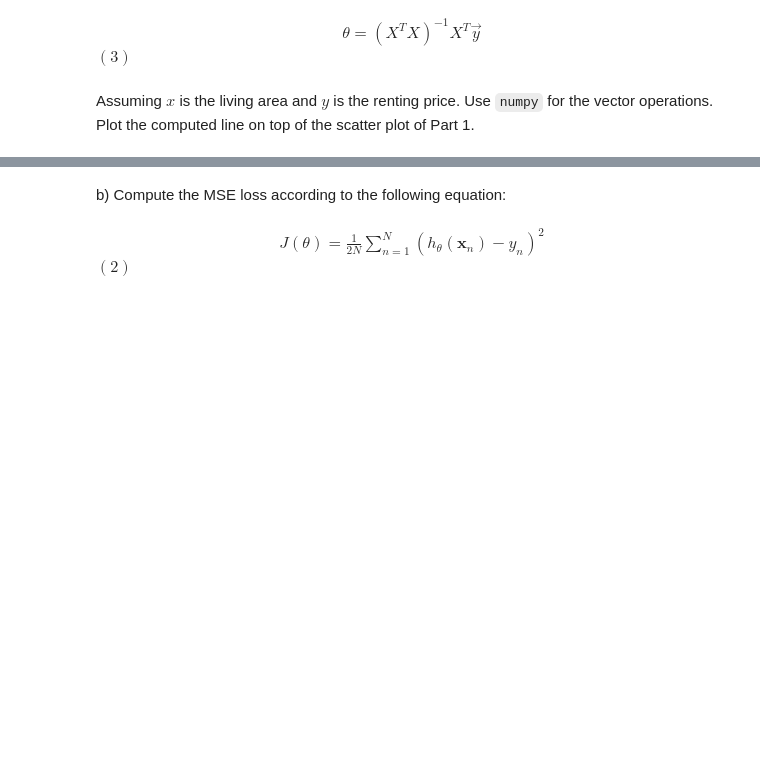
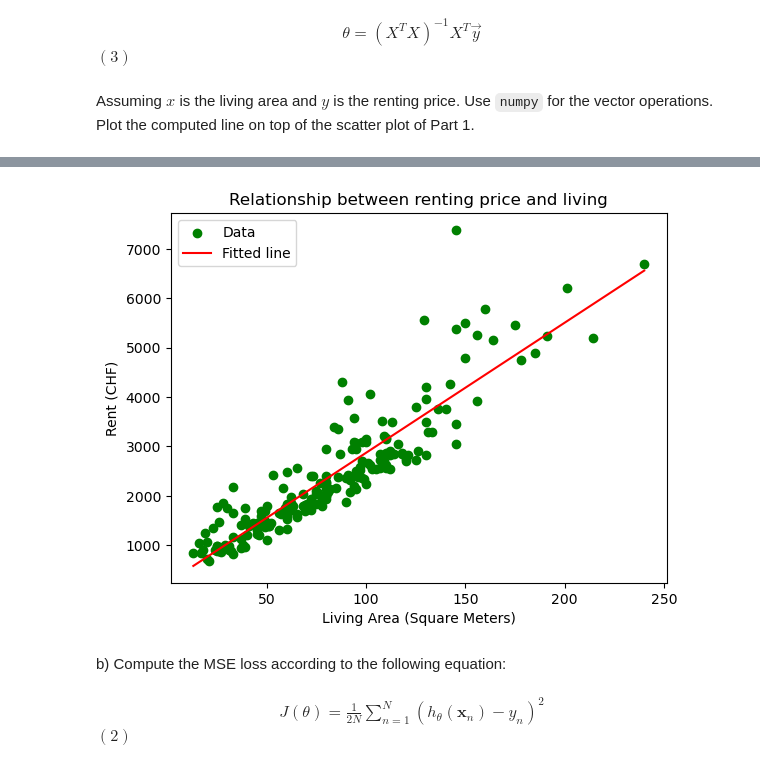
Before and after one commit to Dr-Shab/MSE-DeepLearn, a Jupyter notebook: DL-PW-01-G26/EX4-linear-regression-stud.ipynb, the cells around one changed output, grey strips where cells are left out. Cells and saved outputs as stored; diff of their text form; code cells hidden in the pictures; blank space fills up the shorter version.

```diff
--- a/DL-PW-01-G26/EX4-linear-regression-stud.ipynb
+++ b/DL-PW-01-G26/EX4-linear-regression-stud.ipynb
@@ -85,3 +83,22 @@ a) Implement the closed form solution to this problem using the following normal
 <div><div style="display: table-cell; width: 100%;"><center>$\theta = (X^{T}X)^{-1}X^{T}\vec{y}$</center></div><div style="display: table-cell; width: 100%;">$(3)$</div></div>
 # %% [markdown]
 Assuming $x$ is the living area and $y$ is the renting price. Use `numpy` for the vector operations. Plot the computed line on top of the scatter plot of Part 1.
+# %%
+#######################################################################
+# TODO:                                                               #
+# Perform the following computation                                   #
+#  - get N, the number of samples                                     #
+#  - compose X with the 1st column full of 1.0 and the 2nd column     #
+#    with the living area (hint: have a look to no.ones() and         #
+#    np.column_stack()                                                #
+#  - get y as the rent prices                                         #
+#  - compute the theta (hint: matrix A to matrix B multiplication can #
+#    be done with A.dot(B))                                           #
+#  - plot the line (hint: compute a set of x points linearly spaced   #
+#    and, with the thetas, compute the corresponding y values)        #
+#######################################################################
+N = len(rent_price)
+X = np.column_stack((np.ones(N), living_area))
+y = rent_price
+
+theta = np.linalg.inv(X.T.dot(X)).dot(X.T).dot(y)
@@ -88,23 +120,19 @@ Assuming $x$ is the living area and $y$ is the renting price. Use `numpy` for th
 # %%
-#######################################################################
-# TODO:                                                               #
-# Perform the following computation                                   #
-#  - get N, the number of samples                                     #
-#  - compose X with the 1st column full of 1.0 and the 2nd column     #
-#    with the living area (hint: have a look to no.ones() and         #
-#    np.column_stack()                                                #
-#  - get y as the rent prices                                         #
-#  - compute the theta (hint: matrix A to matrix B multiplication can #
-#    be done with A.dot(B))                                           #
-#  - plot the line (hint: compute a set of x points linearly spaced   #
-#    and, with the thetas, compute the corresponding y values)        #
-#######################################################################
+x_values = np.linspace(min(living_area), max(living_area), 100)
+y_values = theta[0] + theta[1] * x_values
 
-
-
+plt.scatter(living_area, rent_price, label='Data', color='green')
+plt.plot(x_values, y_values, color='red', label='Fitted line')
+plt.xlabel('Living Area (Square Meters)')
+plt.ylabel('Rent (CHF)')
+plt.title('Relationship between renting price and living')
+plt.legend()
+plt.show()
 #######################################################################
 #                         END OF YOUR CODE                            #
 #######################################################################
+# %% [output]
+[figure, added]
 # %% [markdown]
 b) Compute the MSE loss according to the following equation:
 # %% [markdown]
```
Also changed, not shown: parts of 9 cells of this notebook.
